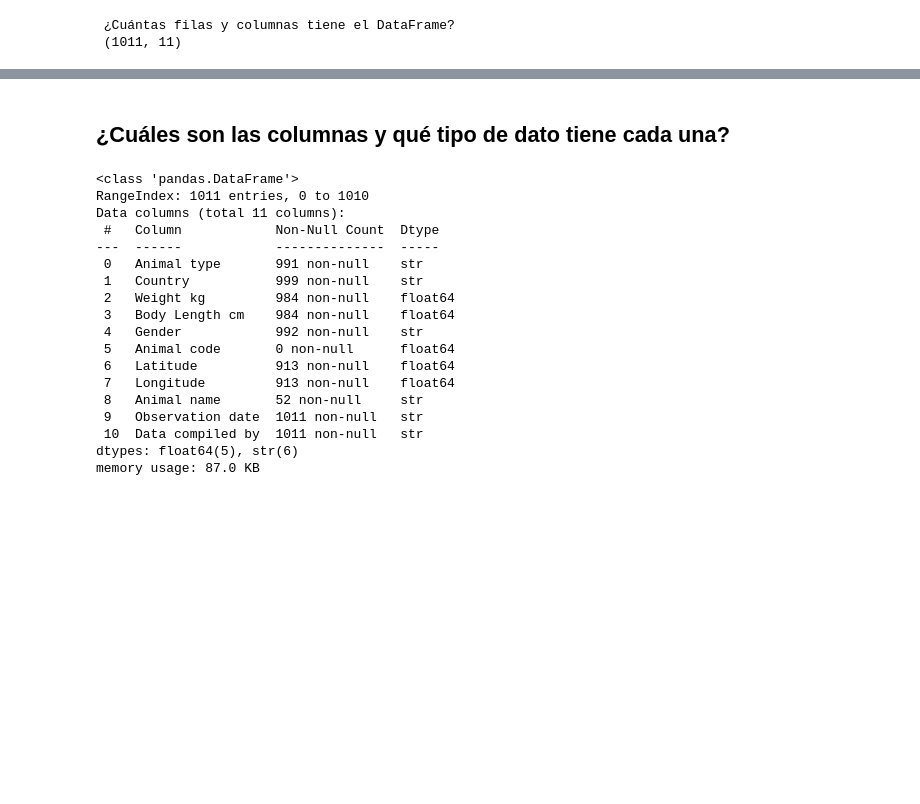
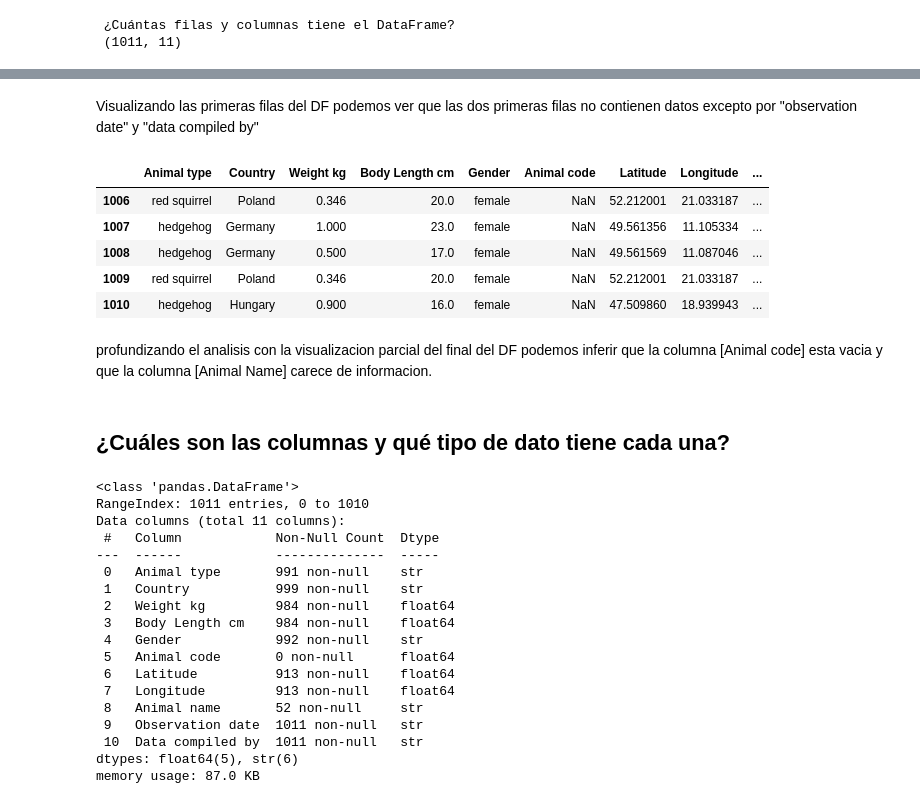
Before and after one commit to ivanhincapieescobar/Entregables-BIT-IH, a Jupyter notebook: Entregas/II/Analisis/Animal-data.ipynb, the cells around one changed output, grey strips where cells are left out. Saved outputs shown, nothing was run; the diff lists cells and outputs as text; code cells hidden in the pictures; blank space fills up the shorter version.

```diff
--- a/Entregas/II/Analisis/Animal-data.ipynb
+++ b/Entregas/II/Analisis/Animal-data.ipynb
@@ -22,5 +33,18 @@ print(f" ¿Cuántas filas y columnas tiene el DataFrame?\n" , df.shape)
+# %% [markdown]
+Visualizando las primeras filas del DF podemos ver que las dos primeras filas no contienen datos excepto por "observation date" y "data compiled by"
+# %%
+df.tail()
+# %% [output]
+|  | Animal type | Country | Weight kg | Body Length cm | Gender | Animal code | Latitude | Longitude | ... |
+| 1006 | red squirrel | Poland | 0.346 | 20.0 | female | NaN | 52.212001 | 21.033187 | ... |
+| 1007 | hedgehog | Germany | 1.000 | 23.0 | female | NaN | 49.561356 | 11.105334 | ... |
+| 1008 | hedgehog | Germany | 0.500 | 17.0 | female | NaN | 49.561569 | 11.087046 | ... |
+| 1009 | red squirrel | Poland | 0.346 | 20.0 | female | NaN | 52.212001 | 21.033187 | ... |
+| 1010 | hedgehog | Hungary | 0.900 | 16.0 | female | NaN | 47.509860 | 18.939943 | ... |
+# %% [markdown]
+profundizando el analisis con la visualizacion parcial del final del DF podemos inferir que la columna [Animal code] esta vacia y que la columna [Animal Name] carece de informacion.
 # %% [markdown]
-## ¿Cuáles son las columnas y qué tipo de dato tiene cada una?
+## **¿Cuáles son las columnas y qué tipo de dato tiene cada una?**
 # %%
 ## ¿Cuáles son las columnas y qué tipo de dato tiene cada una?
 df.info()
```
Also changed, not shown: parts of 28 cells of this notebook.
